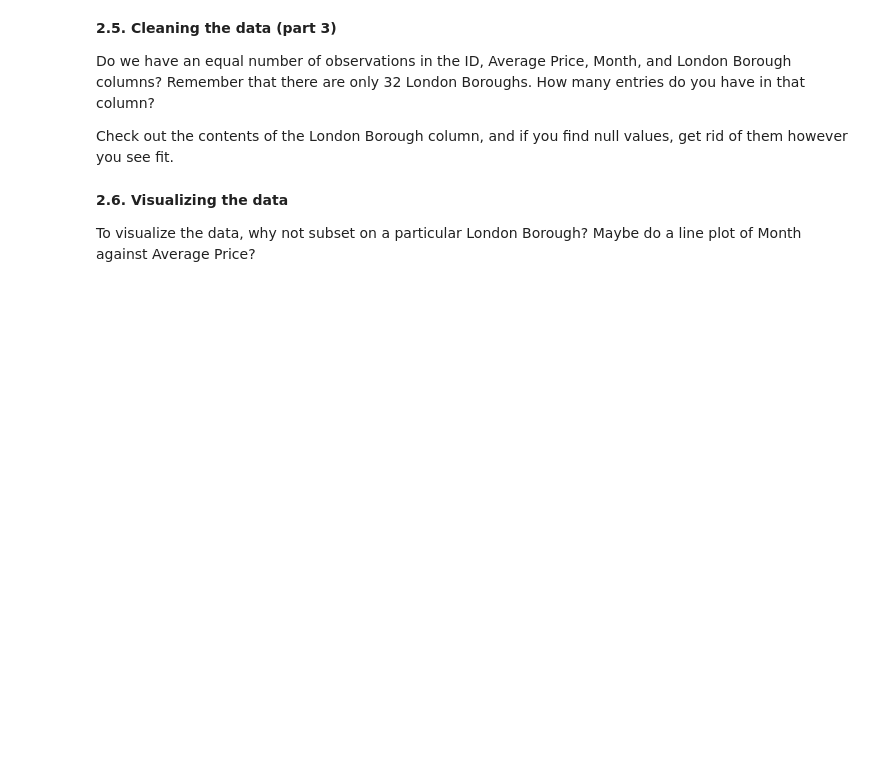
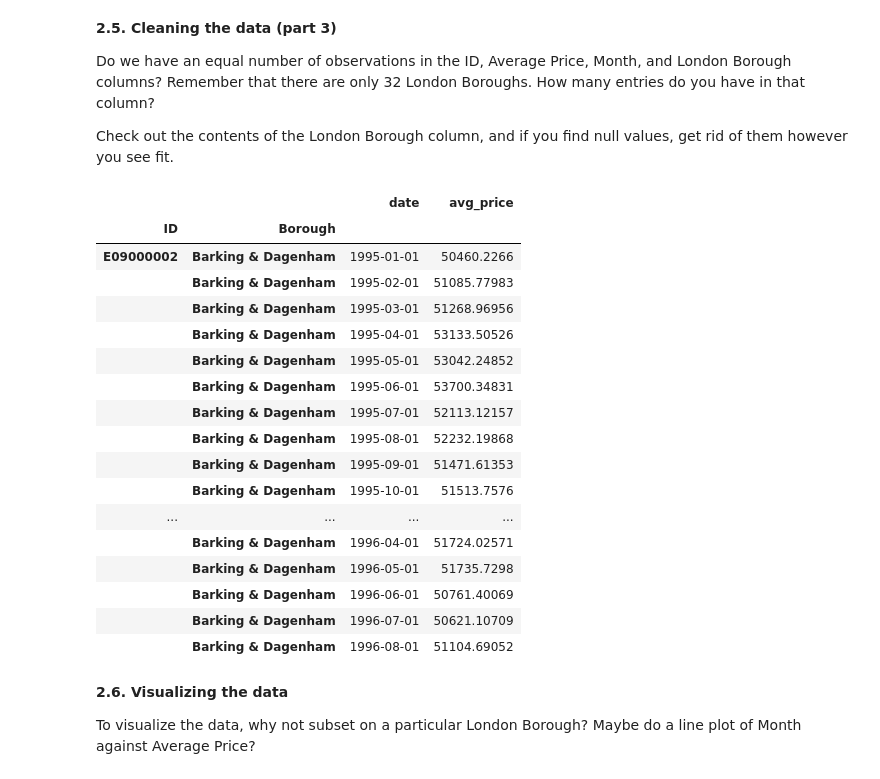
Before and after one commit to fortunatolouis/Springboard, a Jupyter notebook: LondonCalling/Unit 4 Challenge - Tier 3.ipynb, the cells around one changed output. Saved outputs shown, nothing was run; the diff lists cells and outputs as text; code cells hidden in the pictures; blank space fills up the shorter version.

```diff
--- a/LondonCalling/Unit 4 Challenge - Tier 3.ipynb
+++ b/LondonCalling/Unit 4 Challenge - Tier 3.ipynb
@@ -191,6 +166,30 @@ Remember to make sure your column data types are all correct. Average prices, fo
 Do we have an equal number of observations in the ID, Average Price, Month, and London Borough columns? Remember that there are only 32 London Boroughs. How many entries do you have in that column?
 
 Check out the contents of the London Borough column, and if you find null values, get rid of them however you see fit.
+# %%
+locs = properties['Borough'].unique()
+properties = properties[properties['Borough'].isin(locs[1:33])]
+properties = properties.set_index(['ID','Borough'])
+properties.head(20)
+# %% [output]
+|  |  | date | avg_price |
+| ID | Borough |  |  |
+| E09000002 | Barking & Dagenham | 1995-01-01 | 50460.2266 |
+|  | Barking & Dagenham | 1995-02-01 | 51085.77983 |
+|  | Barking & Dagenham | 1995-03-01 | 51268.96956 |
+|  | Barking & Dagenham | 1995-04-01 | 53133.50526 |
+|  | Barking & Dagenham | 1995-05-01 | 53042.24852 |
+|  | Barking & Dagenham | 1995-06-01 | 53700.34831 |
+|  | Barking & Dagenham | 1995-07-01 | 52113.12157 |
+|  | Barking & Dagenham | 1995-08-01 | 52232.19868 |
+|  | Barking & Dagenham | 1995-09-01 | 51471.61353 |
+|  | Barking & Dagenham | 1995-10-01 | 51513.7576 |
+| ... | ... | ... | ... |
+|  | Barking & Dagenham | 1996-04-01 | 51724.02571 |
+|  | Barking & Dagenham | 1996-05-01 | 51735.7298 |
+|  | Barking & Dagenham | 1996-06-01 | 50761.40069 |
+|  | Barking & Dagenham | 1996-07-01 | 50621.10709 |
+|  | Barking & Dagenham | 1996-08-01 | 51104.69052 |
 # %% [markdown]
 **2.6. Visualizing the data**
 
```
Also changed, not shown: parts of 11 cells of this notebook.
